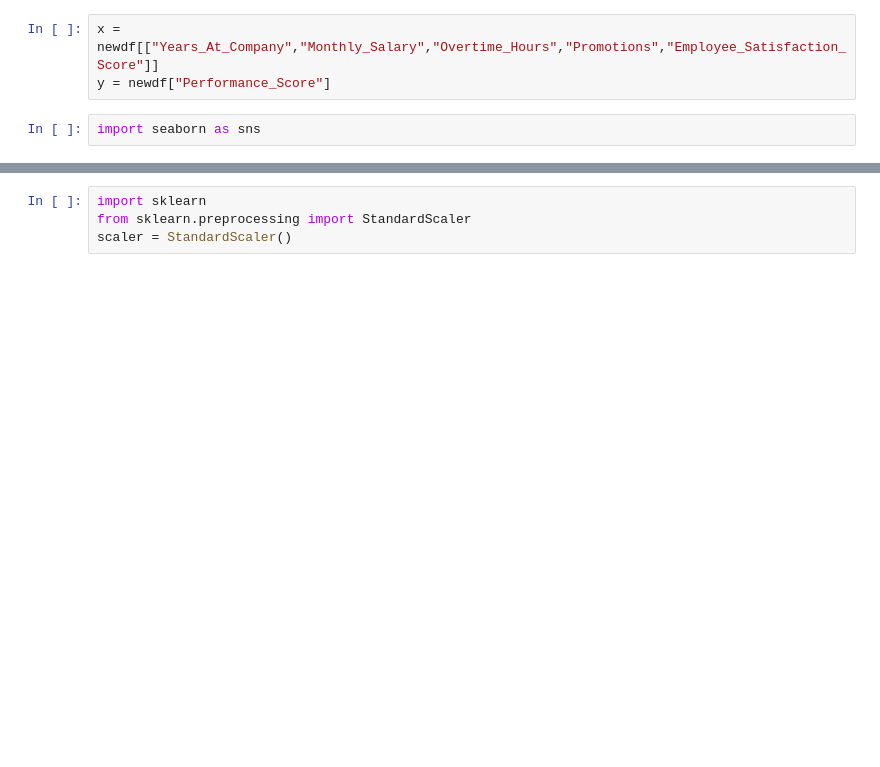
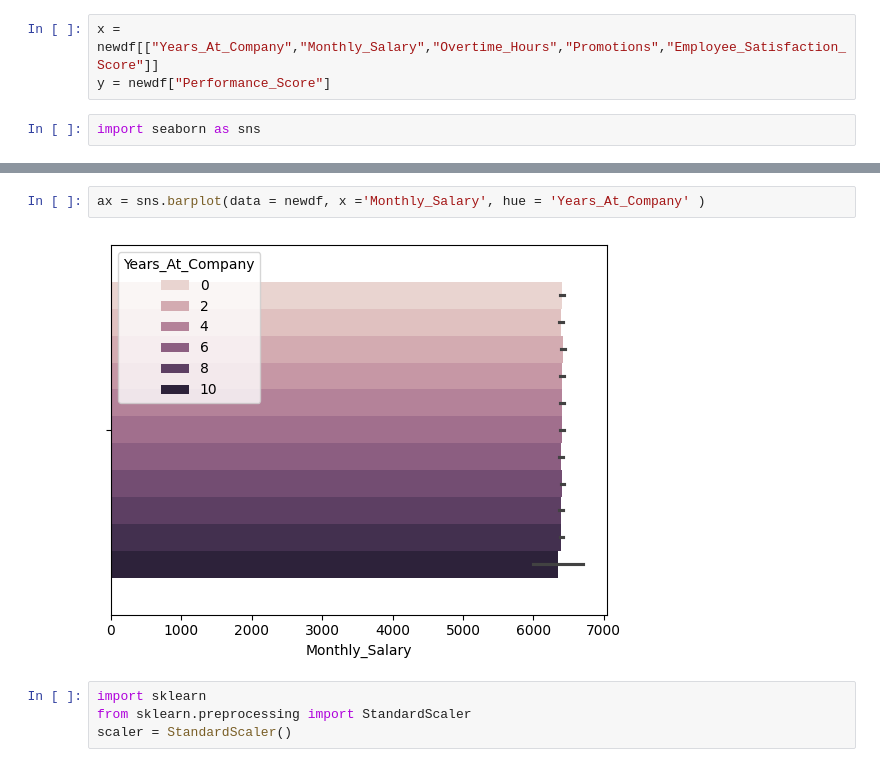
Before and after one commit to sauhar/Predict-Employee-Performance, a Jupyter notebook: Predict Employee Performance/source_code.ipynb, the cells around one changed output, grey strips where cells are left out. Cells and saved outputs as stored; diff of their text form; blank space fills up the shorter version.

```diff
--- a/Predict Employee Performance/source_code.ipynb
+++ b/Predict Employee Performance/source_code.ipynb
@@ -218,6 +218,10 @@ sns.barplot(x = 'Years_At_Company', y = 'Monthly_Salary', data =yr_sal)
 # %% [output]
 <Axes: xlabel='Years_At_Company', ylabel='Monthly_Salary'>
 [figure]
+# %%
+ax = sns.barplot(data = newdf, x ='Monthly_Salary', hue = 'Years_At_Company' )
+# %% [output]
+[figure, added]
 # %%
 import sklearn
 from sklearn.preprocessing import StandardScaler
```
Also changed, not shown: parts of 1 cell of this notebook.
